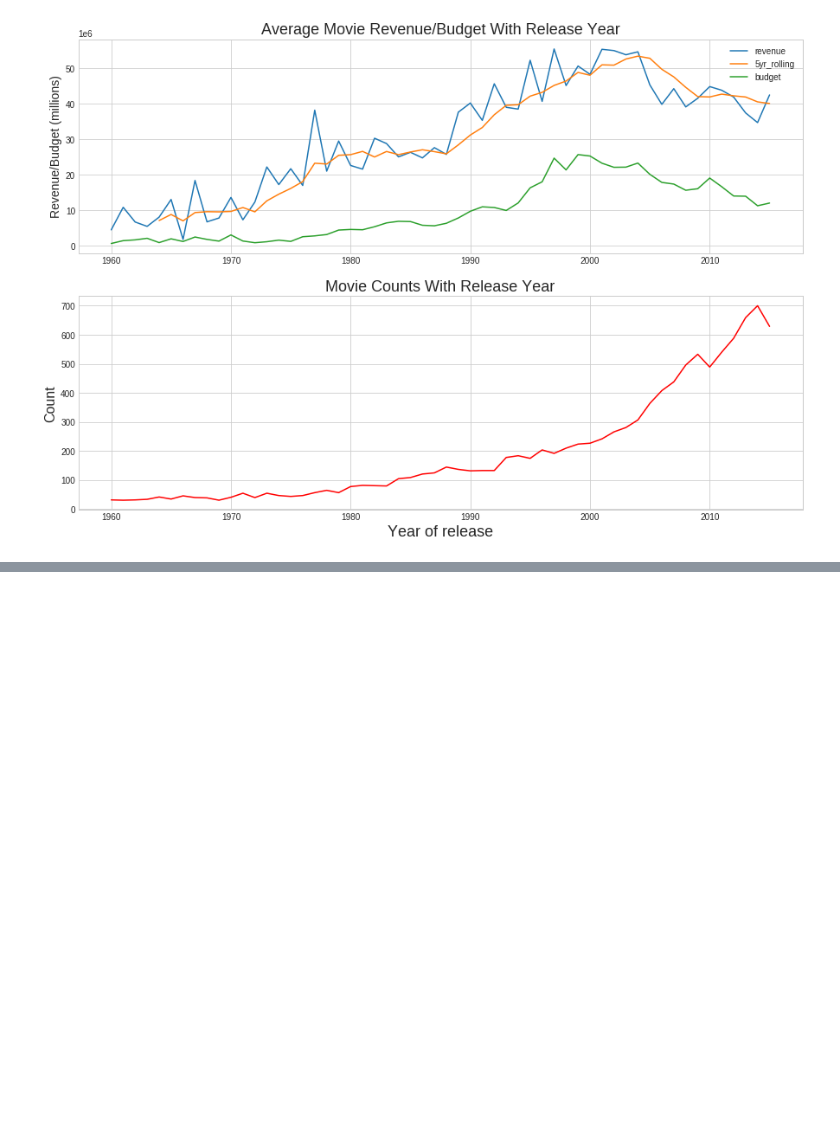
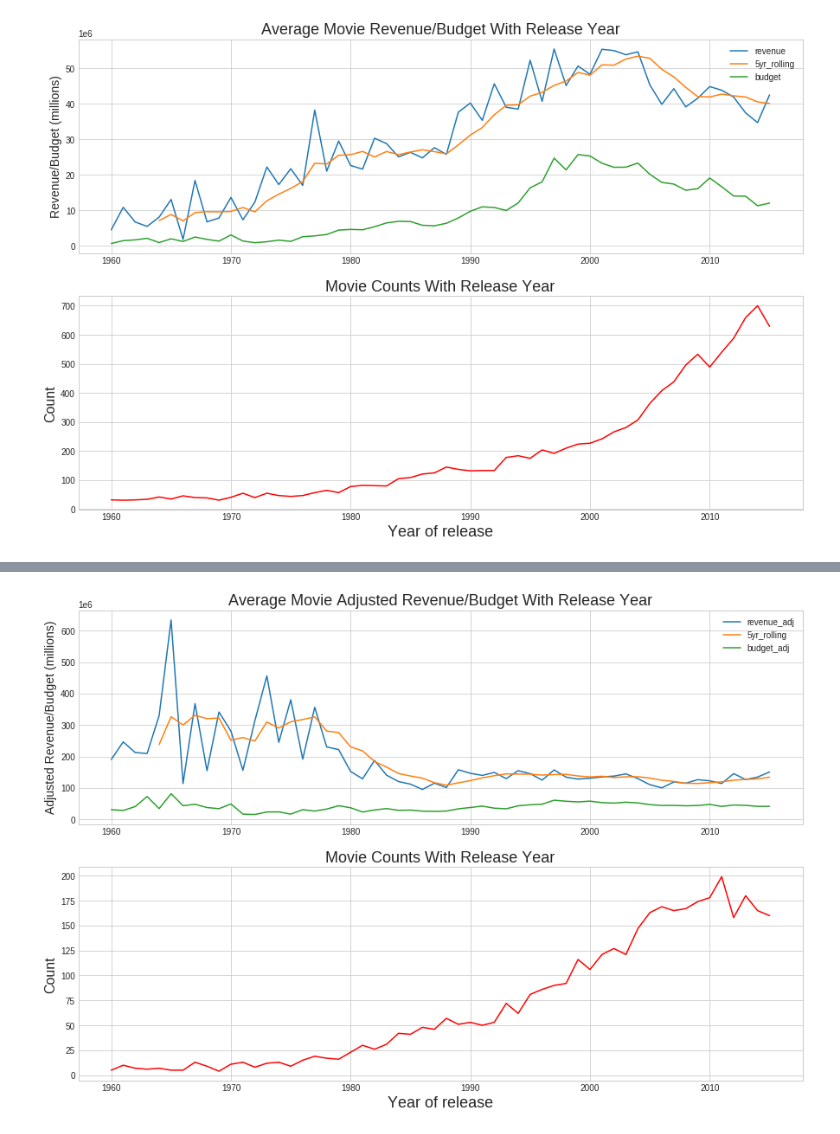
Before and after one commit to matt-fielding8/Investigate-Movie-Dataset, a Jupyter notebook: jnotebooks/Investigate a Dataset - Movie.ipynb, the cells around one changed output, grey strips where cells are left out. Cells and saved outputs as stored; diff of their text form; code cells hidden in the pictures; blank space fills up the shorter version.

```diff
--- a/jnotebooks/Investigate a Dataset - Movie.ipynb
+++ b/jnotebooks/Investigate a Dataset - Movie.ipynb
@@ -205,0 +265,35 @@ plt.scatter(x=budget, y=revenue)
+# %%
+rev_year_adj = df_clean.groupby('release_year')['revenue_adj'].mean()
+mv_av_adj = rev_year_adj.rolling(5).mean()
+mv_av_adj.dropna(inplace=True)
+counts = df_clean.groupby('release_year')['revenue_adj'].count()
+av_budg_adj = df_clean.groupby('release_year')['budget_adj'].mean()
+# %%
+fig = plt.subplots(1,3, figsize=(15,10), sharex=True)
+# plt.subplots_adjust(hspace=0.3)
+
+plt.figure(1)
+plt.subplot(211)
+plt.plot(rev_year_adj)
+plt.plot(mv_av_adj)
+plt.plot(av_budg_adj)
+# plt.plot(profit_adj)
+plt.title("Average Movie Adjusted Revenue/Budget With Release Year", fontsize=18)
+# plt.xlabel("Year of release", fontsize=14)
+plt.ylabel("Adjusted Revenue/Budget (millions)", fontsize=14)
+plt.ticklabel_format(axis='y', style='sci', scilimits=(6,6))
+leg_labels = ['revenue_adj', '5yr_rolling', 'budget_adj']
+plt.legend(leg_labels, loc=0);
+
+plt.figure(1)
+plt.subplot(212)
+plt.plot(counts, 'r')
+plt.title("Movie Counts With Release Year", fontsize=18)
+plt.xlabel("Year of release", fontsize=18)
+plt.ylabel("Count", fontsize=16)
+
+
+
+plt.show()
+# %% [output]
+[figure, added]
```
Also changed, not shown: parts of 20 cells of this notebook.
